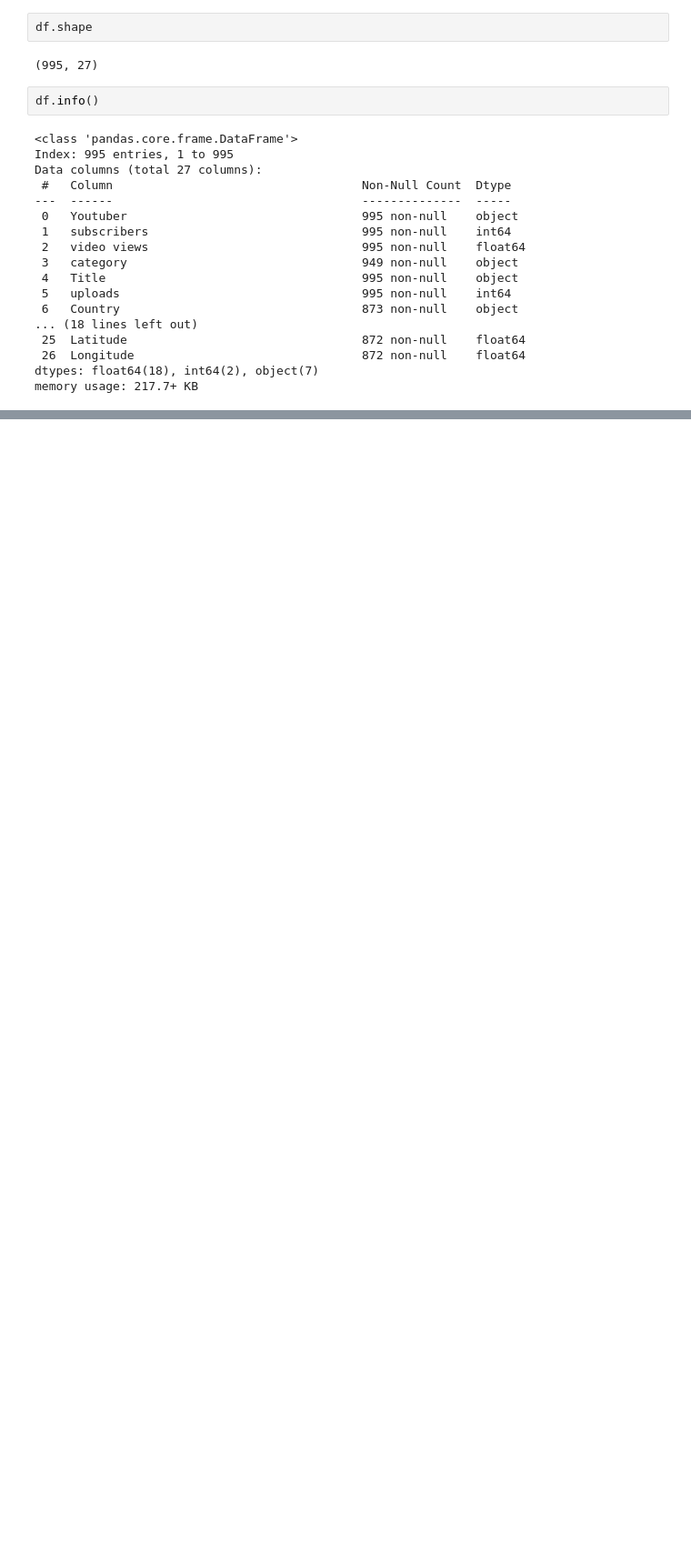
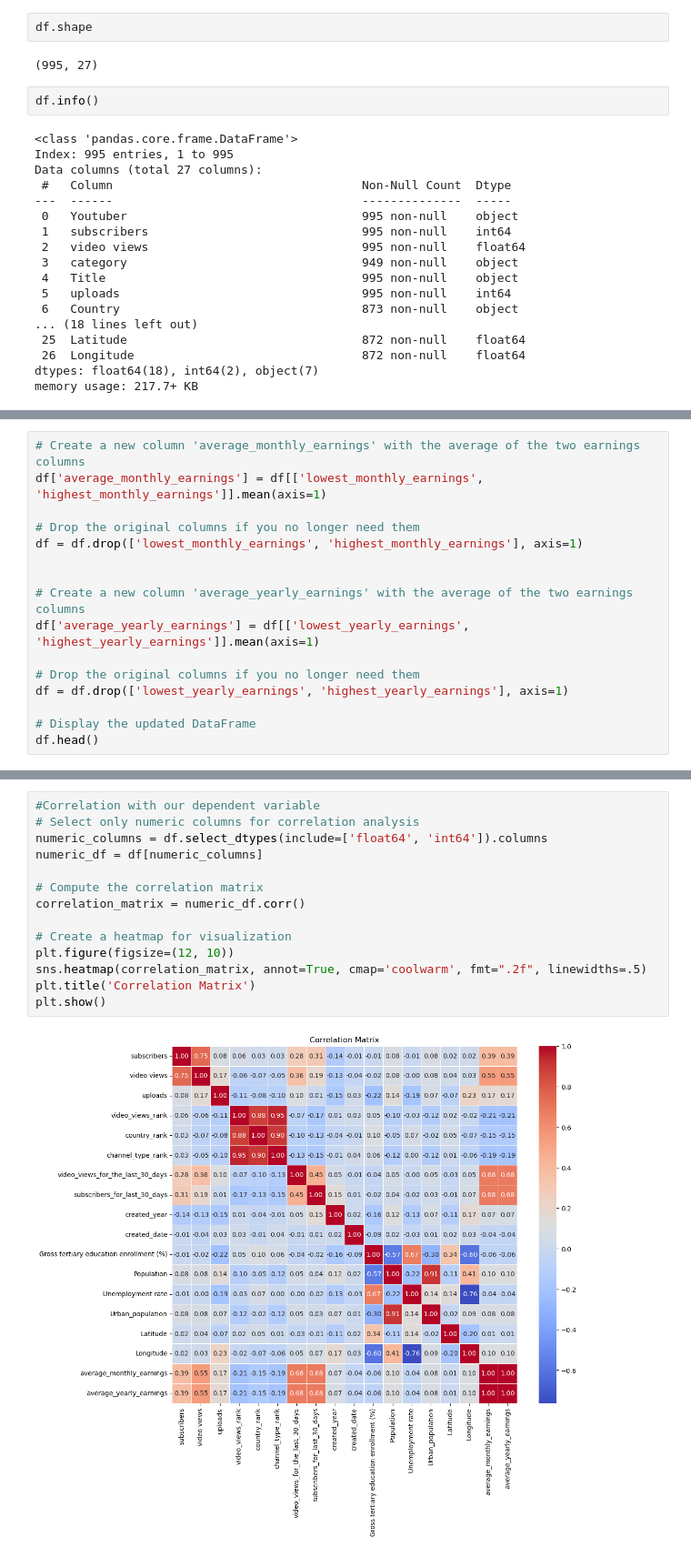
Before and after one commit to King-georges/You-Tube-Stats-Analysis, a Jupyter notebook: Project_notebook.ipynb, the cells around one changed output, grey strips where cells are left out. Shown at 91% size. Saved outputs shown, nothing was run; the diff lists cells and outputs as text; blank space fills up the shorter version.

Commit message:
Data preprocessing

```diff
--- a/Project_notebook.ipynb
+++ b/Project_notebook.ipynb
@@ -158,0 +199,16 @@ memory usage: 217.7+ KB
+# %%
+# Create a new column 'average_monthly_earnings' with the average of the two earnings columns
+df['average_monthly_earnings'] = df[['lowest_monthly_earnings', 'highest_monthly_earnings']].mean(axis=1)
+
+# Drop the original columns if you no longer need them
+df = df.drop(['lowest_monthly_earnings', 'highest_monthly_earnings'], axis=1)
+
+
+# Create a new column 'average_yearly_earnings' with the average of the two earnings columns
+df['average_yearly_earnings'] = df[['lowest_yearly_earnings', 'highest_yearly_earnings']].mean(axis=1)
+
+# Drop the original columns if you no longer need them
+df = df.drop(['lowest_yearly_earnings', 'highest_yearly_earnings'], axis=1)
+
+# Display the updated DataFrame
+df.head()
@@ -158,0 +226,16 @@ memory usage: 217.7+ KB
+# %%
+#Correlation with our dependent variable
+# Select only numeric columns for correlation analysis
+numeric_columns = df.select_dtypes(include=['float64', 'int64']).columns
+numeric_df = df[numeric_columns]
+
+# Compute the correlation matrix
+correlation_matrix = numeric_df.corr()
+
+# Create a heatmap for visualization
+plt.figure(figsize=(12, 10))
+sns.heatmap(correlation_matrix, annot=True, cmap='coolwarm', fmt=".2f", linewidths=.5)
+plt.title('Correlation Matrix')
+plt.show()
+# %% [output]
+[figure, added]
```
Also changed, not shown: parts of 19 cells of this notebook.
